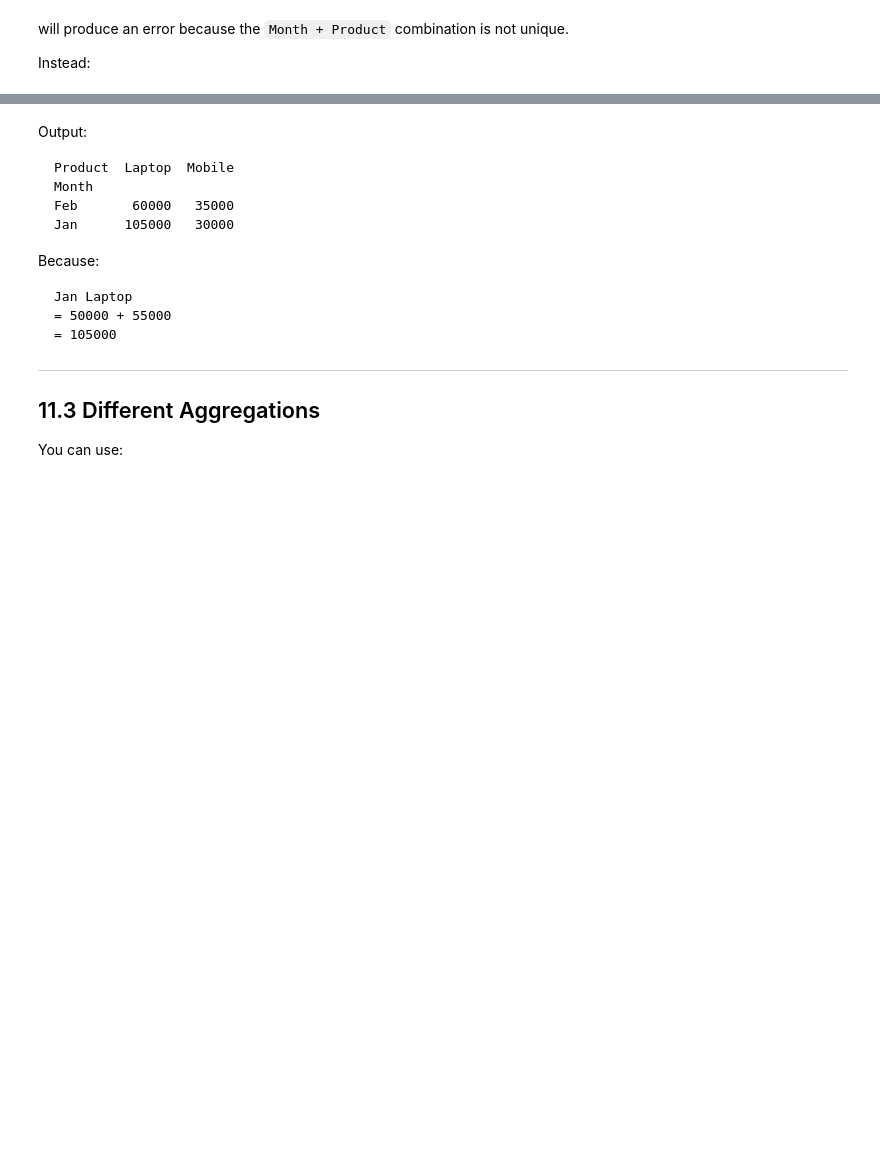
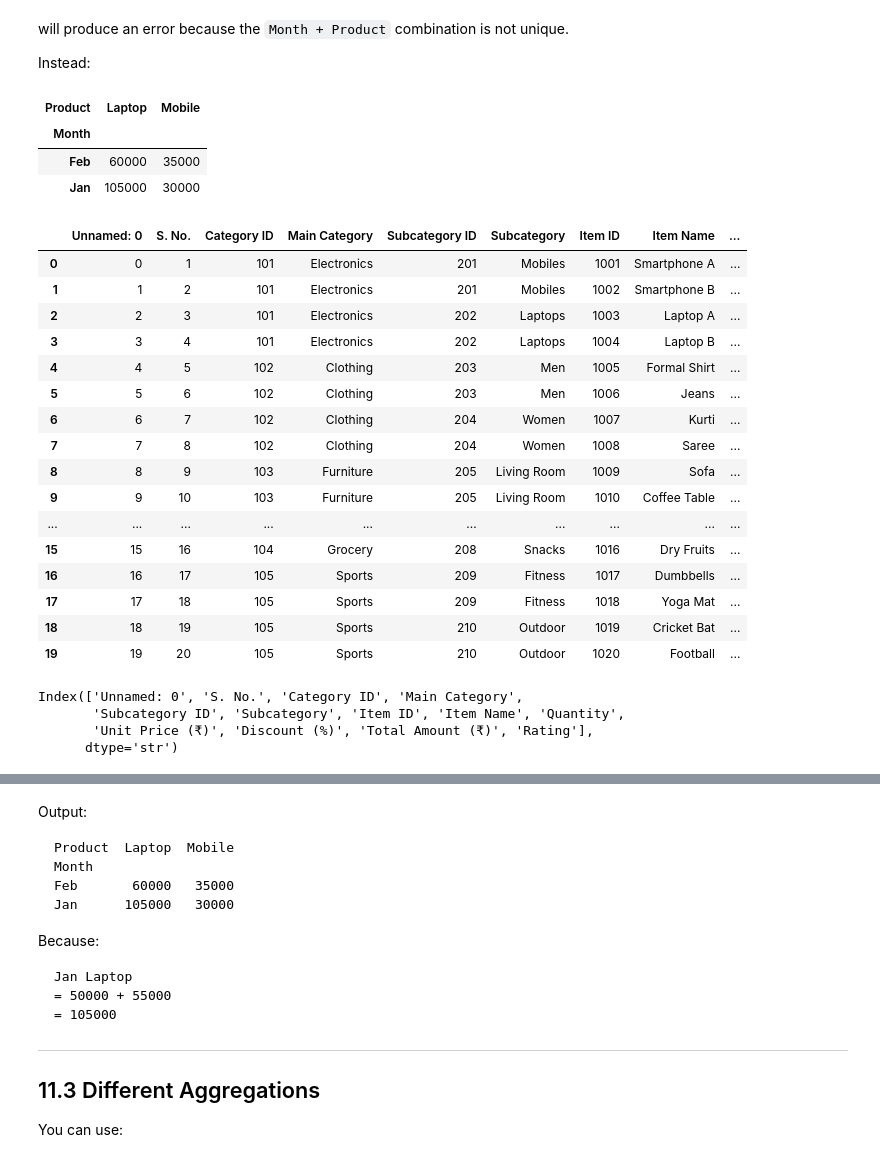
Before and after one commit to Bhawani0038/Python-Complete-Content, a Jupyter notebook: 22_pandas/notebooks/07_data_summary.ipynb, the cells around one changed output, grey strips where cells are left out. Cells and saved outputs as stored; diff of their text form; code cells hidden in the pictures; blank space fills up the shorter version.

```diff
--- a/22_pandas/notebooks/07_data_summary.ipynb
+++ b/22_pandas/notebooks/07_data_summary.ipynb
@@ -111,4 +163,37 @@ result = df.pivot_table(
     aggfunc="sum"
 )
 
-print(result)
+result
+# %% [output]
+| Product | Laptop | Mobile |
+| Month |  |  |
+| Feb | 60000 | 35000 |
+| Jan | 105000 | 30000 |
+# %%
+products = pd.read_csv('p_data.csv')
+products
+# %% [output]
+|  | Unnamed: 0 | S. No. | Category ID | Main Category | Subcategory ID | Subcategory | Item ID | Item Name | ... |
+| 0 | 0 | 1 | 101 | Electronics | 201 | Mobiles | 1001 | Smartphone A | ... |
+| 1 | 1 | 2 | 101 | Electronics | 201 | Mobiles | 1002 | Smartphone B | ... |
+| 2 | 2 | 3 | 101 | Electronics | 202 | Laptops | 1003 | Laptop A | ... |
+| 3 | 3 | 4 | 101 | Electronics | 202 | Laptops | 1004 | Laptop B | ... |
+| 4 | 4 | 5 | 102 | Clothing | 203 | Men | 1005 | Formal Shirt | ... |
+| 5 | 5 | 6 | 102 | Clothing | 203 | Men | 1006 | Jeans | ... |
+| 6 | 6 | 7 | 102 | Clothing | 204 | Women | 1007 | Kurti | ... |
+| 7 | 7 | 8 | 102 | Clothing | 204 | Women | 1008 | Saree | ... |
+| 8 | 8 | 9 | 103 | Furniture | 205 | Living Room | 1009 | Sofa | ... |
+| 9 | 9 | 10 | 103 | Furniture | 205 | Living Room | 1010 | Coffee Table | ... |
+| ... | ... | ... | ... | ... | ... | ... | ... | ... | ... |
+| 15 | 15 | 16 | 104 | Grocery | 208 | Snacks | 1016 | Dry Fruits | ... |
+| 16 | 16 | 17 | 105 | Sports | 209 | Fitness | 1017 | Dumbbells | ... |
+| 17 | 17 | 18 | 105 | Sports | 209 | Fitness | 1018 | Yoga Mat | ... |
+| 18 | 18 | 19 | 105 | Sports | 210 | Outdoor | 1019 | Cricket Bat | ... |
+| 19 | 19 | 20 | 105 | Sports | 210 | Outdoor | 1020 | Football | ... |
+# %%
+products.columns
+# %% [output]
+Index(['Unnamed: 0', 'S. No.', 'Category ID', 'Main Category',
+       'Subcategory ID', 'Subcategory', 'Item ID', 'Item Name', 'Quantity',
+       'Unit Price (₹)', 'Discount (%)', 'Total Amount (₹)', 'Rating'],
+      dtype='str')
```
Also changed, not shown: parts of 13 cells of this notebook, 34 other files.
